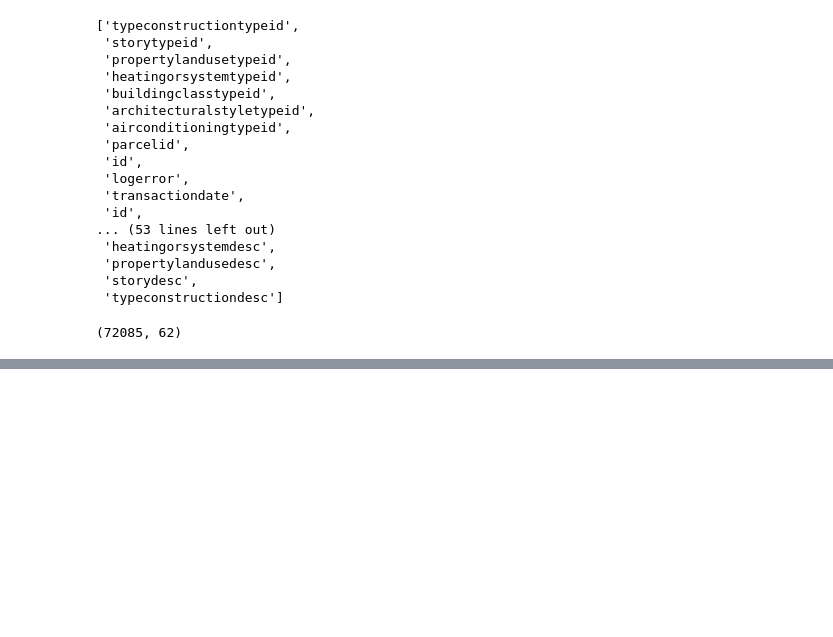
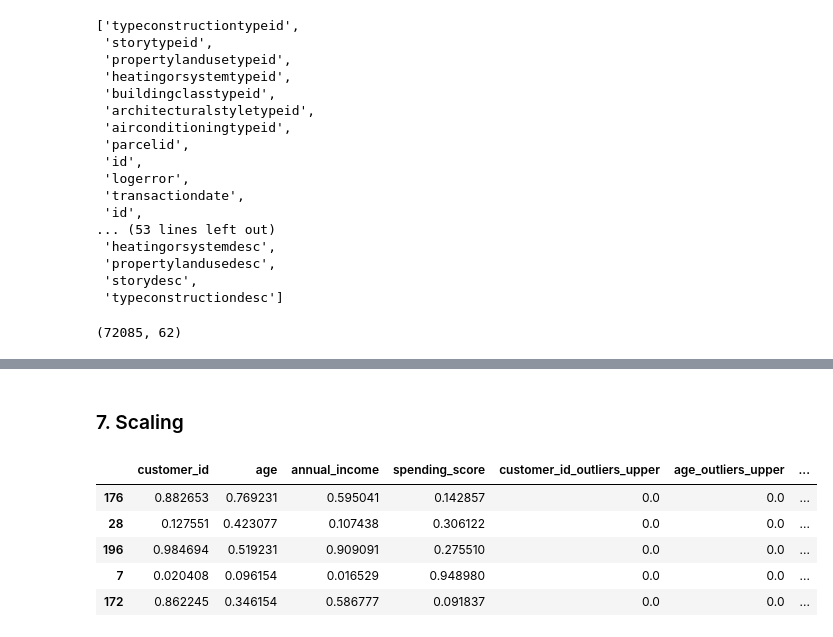
Before and after one commit to markydoug/clustering-exercises, a Jupyter notebook: zillow.ipynb, the cells around one changed output, grey strips where cells are left out. Cells and saved outputs as stored; diff of their text form; code cells hidden in the pictures; blank space fills up the shorter version.

```diff
--- a/zillow.ipynb
+++ b/zillow.ipynb
@@ -282,0 +412,2 @@ df.shape
+# %%
+train, validate, test = encode_categorical(train, validate, test)
@@ -282,0 +416,6 @@ df.shape
+# %%
+train.dropna(inplace=True)
+validate.dropna(inplace=True)
+test.dropna(inplace=True)
+# %% [markdown]
+### 7. Scaling
@@ -282,0 +424,37 @@ df.shape
+# %%
+def scale_data(train, validate, test):
+    '''
+    Takes in train, validate, test and a list of features to scale
+    and scales those features.
+    Returns df with new columns with scaled data
+    '''
+    scale_features=list(train.select_dtypes(include=np.number).columns)
+
+    train_scaled = train.copy()
+    validate_scaled = validate.copy()
+    test_scaled = test.copy()
+
+    minmax = pre.MinMaxScaler()
+    minmax.fit(train[scale_features])
+
+    train_scaled[scale_features] = pd.DataFrame(minmax.transform(train[scale_features]),
+                                                  columns=train[scale_features].columns.values).set_index([train.index.values])
+
+    validate_scaled[scale_features] = pd.DataFrame(minmax.transform(validate[scale_features]),
+                                               columns=validate[scale_features].columns.values).set_index([validate.index.values])
+
+    test_scaled[scale_features] = pd.DataFrame(minmax.transform(test[scale_features]),
+                                                 columns=test[scale_features].columns.values).set_index([test.index.values])
+
+    return train_scaled, validate_scaled, test_scaled
+# %%
+train, validate, test = scale_data(train, validate, test)
+# %%
+train.head()
+# %% [output]
+|  | customer_id | age | annual_income | spending_score | customer_id_outliers_upper | age_outliers_upper | ... |
+| 176 | 0.882653 | 0.769231 | 0.595041 | 0.142857 | 0.0 | 0.0 | ... |
+| 28 | 0.127551 | 0.423077 | 0.107438 | 0.306122 | 0.0 | 0.0 | ... |
+| 196 | 0.984694 | 0.519231 | 0.909091 | 0.275510 | 0.0 | 0.0 | ... |
+| 7 | 0.020408 | 0.096154 | 0.016529 | 0.948980 | 0.0 | 0.0 | ... |
+| 172 | 0.862245 | 0.346154 | 0.586777 | 0.091837 | 0.0 | 0.0 | ... |
```
Also changed, not shown: parts of 21 cells of this notebook.
